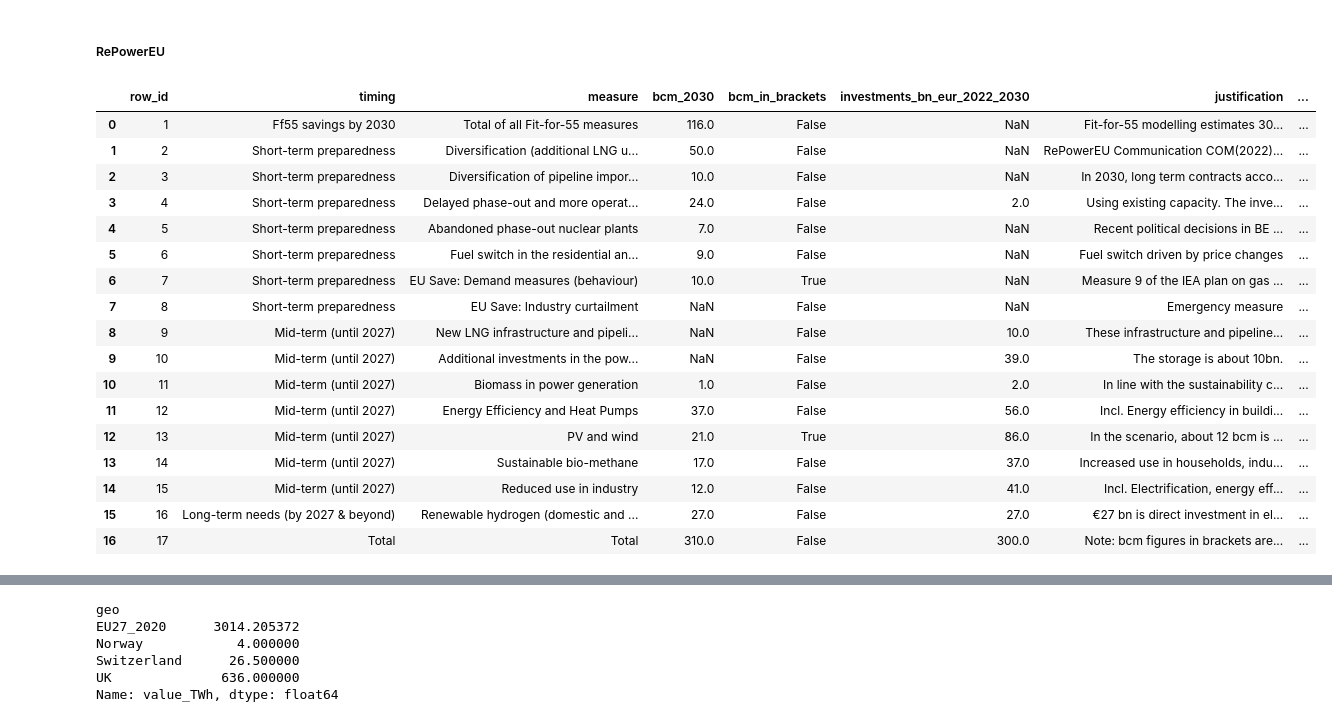
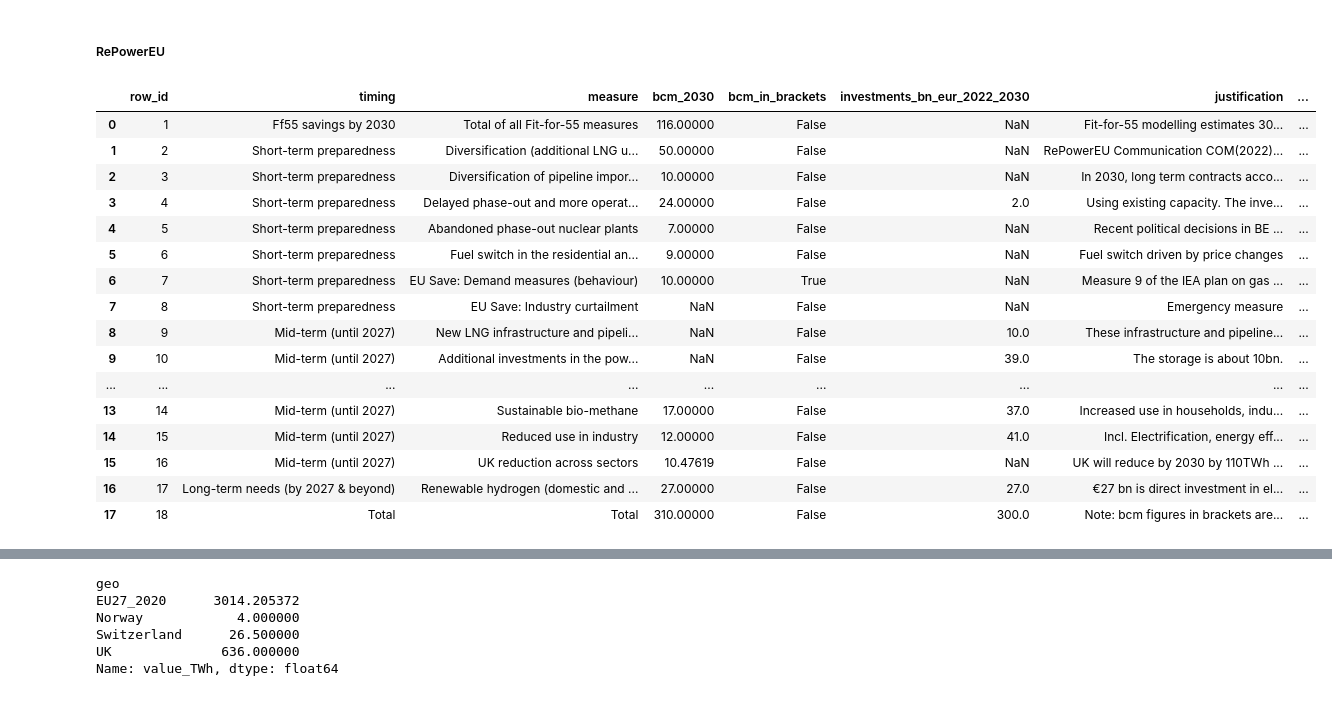
Before and after one commit to LukasFrankenQ/resilient-pypsa-eur, a Jupyter notebook: notebooks/get_repowereu_overview.ipynb, the cells around one changed output, grey strips where cells are left out. Cells and saved outputs as stored; diff of their text form; code cells hidden in the pictures.

```diff
--- a/notebooks/get_repowereu_overview.ipynb
+++ b/notebooks/get_repowereu_overview.ipynb
@@ -396,54 +396,62 @@ rows = [
         ),
         "eligibility_eu_programmes": "HE, ETS Funds, InvestEU, ERDF, CF, RRF",
     },
+    {
+        "timing": "Mid-term (until 2027)",
+        "measure": "UK reduction across sectors",
+        "bcm_2030": 110.0 / BCM_TO_TWH,
+        "bcm_in_brackets": False,
+        "investments_bn_eur_2022_2030": np.nan,
+        "justification": "UK will reduce by 2030 by 110TWh according to FES 25 Holistic Transition across sectors",
+        "eligibility_eu_programmes": "",
+    },
     # Long-term needs (by 2027 & beyond)
     {
         "timing": "Long-term needs (by 2027 & beyond)",
         "measure": "Renewable hydrogen (domestic and import)",
         "bcm_2030": 27.0,
         "bcm_in_brackets": False,
         "investments_bn_eur_2022_2030": 27.0,
         "justification": "€27 bn is direct investment in electrolysers and distribution of hydrogen in the EU.",
         "eligibility_eu_programmes": "CEF, InvestEU, HE, ETS Funds, RRF, ERDF, CF, JTF",
     },
     # Total
     {
         "timing": "Total",
         "measure": "Total",
         "bcm_2030": 310.0,
         "bcm_in_brackets": False,
         "investments_bn_eur_2022_2030": 300.0,
         "justification": (
             "Note: bcm figures in brackets are provided for information but not included in the total."
         ),
         "eligibility_eu_programmes": "",
     },
 ]
 
 df_f55_rpe = pd.DataFrame(rows)
 df_f55_rpe.insert(0, "row_id", range(1, len(df_f55_rpe) + 1))
 
 df_f55_rpe['twh_2030'] = df_f55_rpe['bcm_2030'] * BCM_TO_TWH
 df_f55_rpe
 # %% [output]
 |  | row_id | timing | measure | bcm_2030 | bcm_in_brackets | investments_bn_eur_2022_2030 | justification | ... |
-| 0 | 1 | Ff55 savings by 2030 | Total of all Fit-for-55 measures | 116.0 | False | NaN | Fit-for-55 modelling estimates 30... | ... |
-| 1 | 2 | Short-term preparedness | Diversification (additional LNG u... | 50.0 | False | NaN | RePowerEU Communication COM(2022)... | ... |
-| 2 | 3 | Short-term preparedness | Diversification of pipeline impor... | 10.0 | False | NaN | In 2030, long term contracts acco... | ... |
-| 3 | 4 | Short-term preparedness | Delayed phase-out and more operat... | 24.0 | False | 2.0 | Using existing capacity. The inve... | ... |
-| 4 | 5 | Short-term preparedness | Abandoned phase-out nuclear plants | 7.0 | False | NaN | Recent political decisions in BE ... | ... |
-| 5 | 6 | Short-term preparedness | Fuel switch in the residential an... | 9.0 | False | NaN | Fuel switch driven by price changes | ... |
-| 6 | 7 | Short-term preparedness | EU Save: Demand measures (behaviour) | 10.0 | True | NaN | Measure 9 of the IEA plan on gas ... | ... |
+| 0 | 1 | Ff55 savings by 2030 | Total of all Fit-for-55 measures | 116.00000 | False | NaN | Fit-for-55 modelling estimates 30... | ... |
+| 1 | 2 | Short-term preparedness | Diversification (additional LNG u... | 50.00000 | False | NaN | RePowerEU Communication COM(2022)... | ... |
+| 2 | 3 | Short-term preparedness | Diversification of pipeline impor... | 10.00000 | False | NaN | In 2030, long term contracts acco... | ... |
+| 3 | 4 | Short-term preparedness | Delayed phase-out and more operat... | 24.00000 | False | 2.0 | Using existing capacity. The inve... | ... |
+| 4 | 5 | Short-term preparedness | Abandoned phase-out nuclear plants | 7.00000 | False | NaN | Recent political decisions in BE ... | ... |
+| 5 | 6 | Short-term preparedness | Fuel switch in the residential an... | 9.00000 | False | NaN | Fuel switch driven by price changes | ... |
+| 6 | 7 | Short-term preparedness | EU Save: Demand measures (behaviour) | 10.00000 | True | NaN | Measure 9 of the IEA plan on gas ... | ... |
 | 7 | 8 | Short-term preparedness | EU Save: Industry curtailment | NaN | False | NaN | Emergency measure | ... |
 | 8 | 9 | Mid-term (until 2027) | New LNG infrastructure and pipeli... | NaN | False | 10.0 | These infrastructure and pipeline... | ... |
 | 9 | 10 | Mid-term (until 2027) | Additional investments in the pow... | NaN | False | 39.0 | The storage is about 10bn. | ... |
-| 10 | 11 | Mid-term (until 2027) | Biomass in power generation | 1.0 | False | 2.0 | In line with the sustainability c... | ... |
-| 11 | 12 | Mid-term (until 2027) | Energy Efficiency and Heat Pumps | 37.0 | False | 56.0 | Incl. Energy efficiency in buildi... | ... |
-| 12 | 13 | Mid-term (until 2027) | PV and wind | 21.0 | True | 86.0 | In the scenario, about 12 bcm is ... | ... |
-| 13 | 14 | Mid-term (until 2027) | Sustainable bio-methane | 17.0 | False | 37.0 | Increased use in households, indu... | ... |
-| 14 | 15 | Mid-term (until 2027) | Reduced use in industry | 12.0 | False | 41.0 | Incl. Electrification, energy eff... | ... |
-| 15 | 16 | Long-term needs (by 2027 & beyond) | Renewable hydrogen (domestic and ... | 27.0 | False | 27.0 | €27 bn is direct investment in el... | ... |
-| 16 | 17 | Total | Total | 310.0 | False | 300.0 | Note: bcm figures in brackets are... | ... |
+| ... | ... | ... | ... | ... | ... | ... | ... | ... |
+| 13 | 14 | Mid-term (until 2027) | Sustainable bio-methane | 17.00000 | False | 37.0 | Increased use in households, indu... | ... |
+| 14 | 15 | Mid-term (until 2027) | Reduced use in industry | 12.00000 | False | 41.0 | Incl. Electrification, energy eff... | ... |
+| 15 | 16 | Mid-term (until 2027) | UK reduction across sectors | 10.47619 | False | NaN | UK will reduce by 2030 by 110TWh ... | ... |
+| 16 | 17 | Long-term needs (by 2027 & beyond) | Renewable hydrogen (domestic and ... | 27.00000 | False | 27.0 | €27 bn is direct investment in el... | ... |
+| 17 | 18 | Total | Total | 310.00000 | False | 300.0 | Note: bcm figures in brackets are... | ... |
 # %%
 fig, ax = plt.subplots(1, 1, figsize=(12, 6))
 # Define colors for each sector
```
Also changed, not shown: parts of 2 cells of this notebook, 1 other file.
